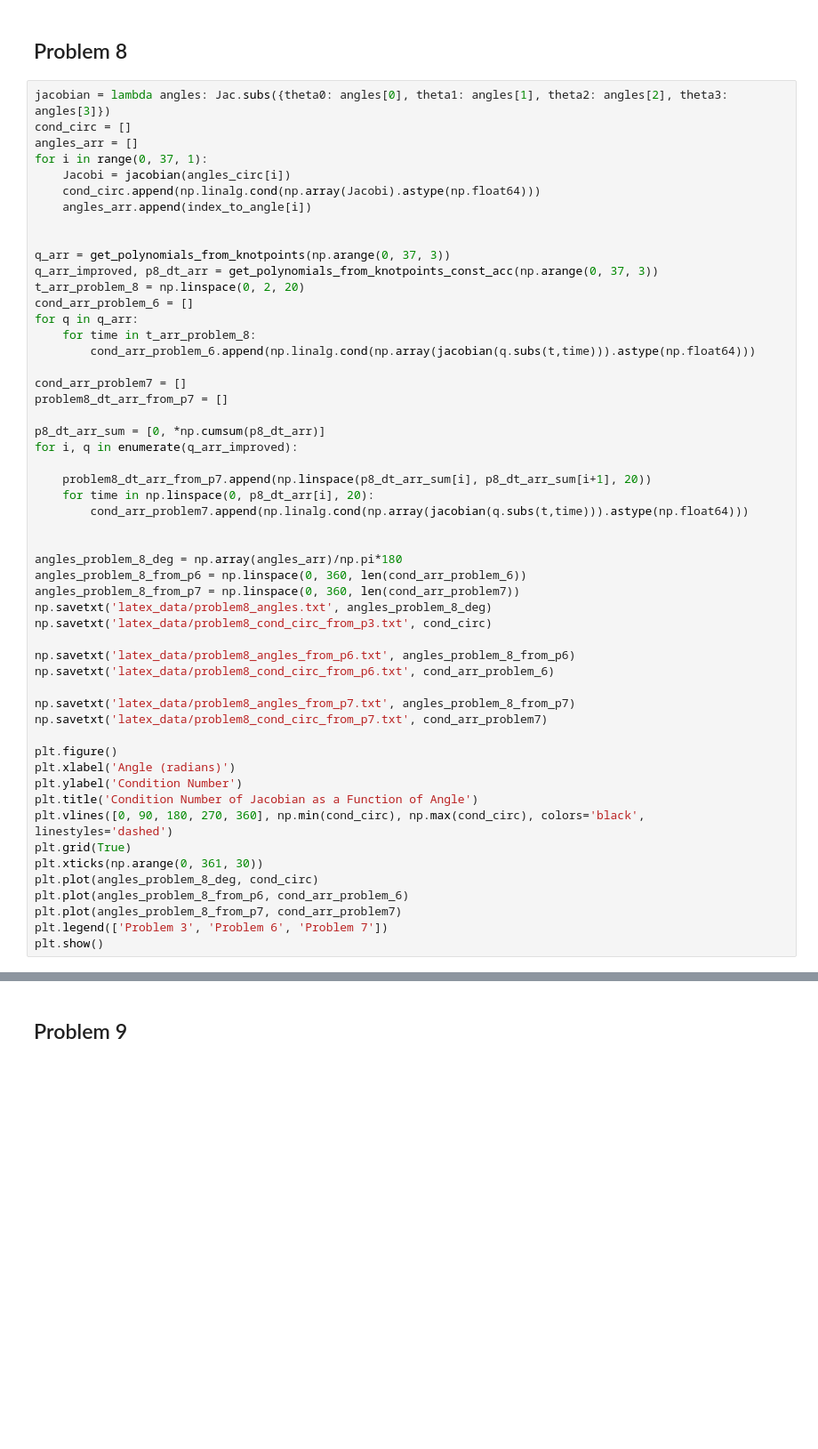
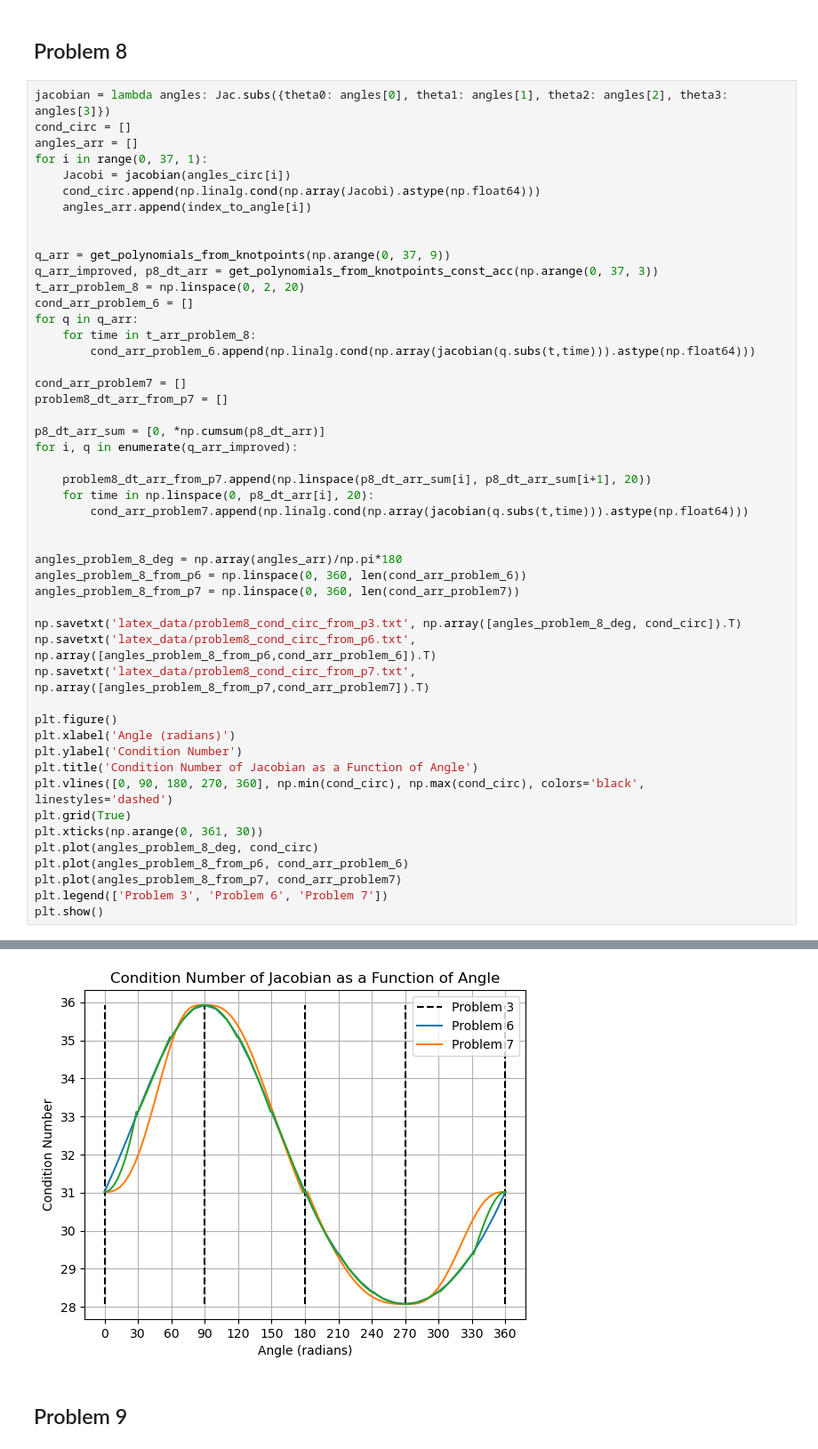
Before and after one commit to VictorLier/Robotics, a Jupyter notebook: Assignment/teori.ipynb, the cells around one changed output, grey strips where cells are left out. Shown at 89% size. Drawn from its saved outputs; the diff is of its cells as text; blank space fills up the shorter version.

```diff
--- a/Assignment/teori.ipynb
+++ b/Assignment/teori.ipynb
@@ -496,7 +514,7 @@ for i in range(0, 37, 1):
     angles_arr.append(index_to_angle[i])
 
 
-q_arr = get_polynomials_from_knotpoints(np.arange(0, 37, 3))
+q_arr = get_polynomials_from_knotpoints(np.arange(0, 37, 9))
 q_arr_improved, p8_dt_arr = get_polynomials_from_knotpoints_const_acc(np.arange(0, 37, 3))
 t_arr_problem_8 = np.linspace(0, 2, 20)
 cond_arr_problem_6 = []
@@ -518,14 +536,10 @@ for i, q in enumerate(q_arr_improved):
 angles_problem_8_deg = np.array(angles_arr)/np.pi*180
 angles_problem_8_from_p6 = np.linspace(0, 360, len(cond_arr_problem_6))
 angles_problem_8_from_p7 = np.linspace(0, 360, len(cond_arr_problem7))
-np.savetxt('latex_data/problem8_angles.txt', angles_problem_8_deg)
-np.savetxt('latex_data/problem8_cond_circ_from_p3.txt', cond_circ)
 
-np.savetxt('latex_data/problem8_angles_from_p6.txt', angles_problem_8_from_p6)
-np.savetxt('latex_data/problem8_cond_circ_from_p6.txt', cond_arr_problem_6)
-
-np.savetxt('latex_data/problem8_angles_from_p7.txt', angles_problem_8_from_p7)
-np.savetxt('latex_data/problem8_cond_circ_from_p7.txt', cond_arr_problem7)
+np.savetxt('latex_data/problem8_cond_circ_from_p3.txt', np.array([angles_problem_8_deg, cond_circ]).T)
+np.savetxt('latex_data/problem8_cond_circ_from_p6.txt', np.array([angles_problem_8_from_p6,cond_arr_problem_6]).T)
+np.savetxt('latex_data/problem8_cond_circ_from_p7.txt', np.array([angles_problem_8_from_p7,cond_arr_problem7]).T)
 
 plt.figure()
 plt.xlabel('Angle (radians)')
@@ -544,3 +557,4 @@ KeyboardInterrupt:
+[figure, added]
 # %% [markdown]
 ## Problem 9
 # %%
```
Also changed, not shown: parts of 2 cells of this notebook, 25 other files.
